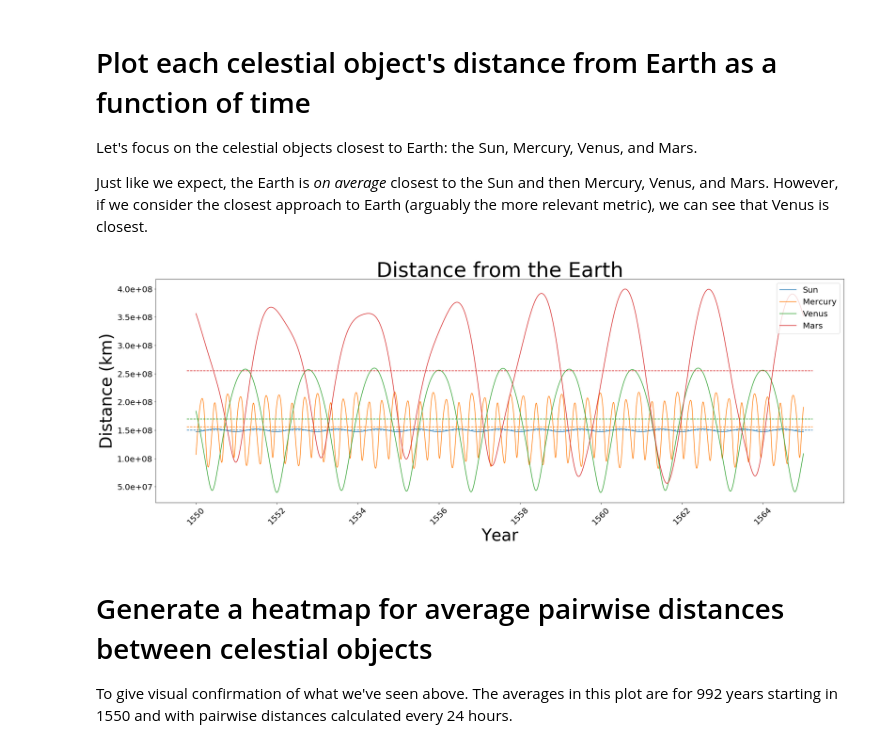
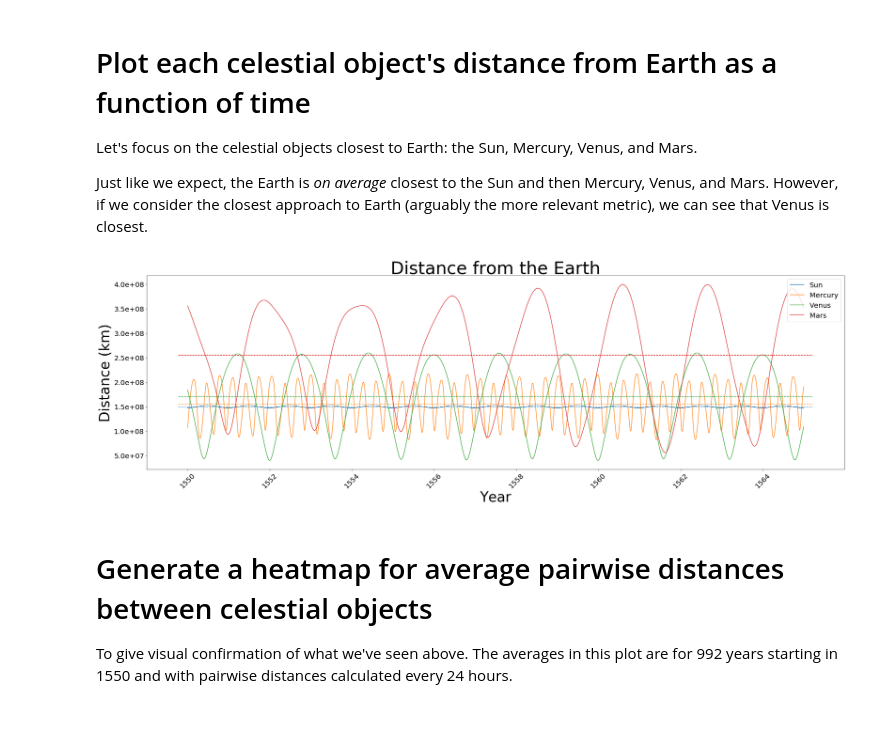
Before and after one commit to mrperkett/example-skyfield-solar-system-calculation, a Jupyter notebook: plot_distances.ipynb, the cells around one changed output. Saved outputs shown, nothing was run; the diff lists cells and outputs as text; code cells hidden in the pictures; blank space fills up the shorter version.

```diff
--- a/plot_distances.ipynb
+++ b/plot_distances.ipynb
@@ -100,34 +101,35 @@ plt.xticks(rotation=45)
 
 import matplotlib.cm
 
 #%debug
 out_fp = "plot-distances_from_earth.png"
 num_earth_years = 15
 n = int(np.floor(num_earth_years * 365.25))
 for i, celestial_obj in enumerate(["Sun", "Mercury", "Venus", "Mars"]):
     # plot data
     x = dist_from_earth[celestial_obj]["DateTime"][:n]
     y = np.array(dist_from_earth[celestial_obj]["Distance (km)"][:n])
 
     ax.plot(x, y, label=celestial_obj, c=mpl.cm.tab10(i))
 
     # plot line showing average (extend line a little before/end of data for visibility)
     y_avg = np.mean(dist_from_earth[celestial_obj]["Distance (km)"])
     line_x = [x.iloc[0] - datetime.timedelta(days=0.015 * n), x.iloc[-1] + datetime.timedelta(days=0.015 * n)]
     line_y = [y_avg, y_avg]
     ax.plot(line_x, line_y, c=mpl.cm.tab10(i), linestyle="--")
 
 ax.set_title("Distance from the Earth", fontsize=50)
 ax.set_xlabel("Year", fontsize=40)
 ax.set_ylabel("Distance (km)", fontsize=40)
 ax.tick_params(labelsize=20)
 ax.yaxis.set_major_formatter(mpl.ticker.FormatStrFormatter("%1.1e"))
 
 ax.legend(fontsize=20, loc="upper right")
 
+fig.tight_layout()
 plt.savefig(out_fp, dpi=300)
 # %% [output]
-[figure, old version]
+[figure, new version]
 # %% [markdown]
 # Generate a heatmap for average pairwise distances between celestial objects
 
```
Also changed, not shown: parts of 3 cells of this notebook, 1 other file.
